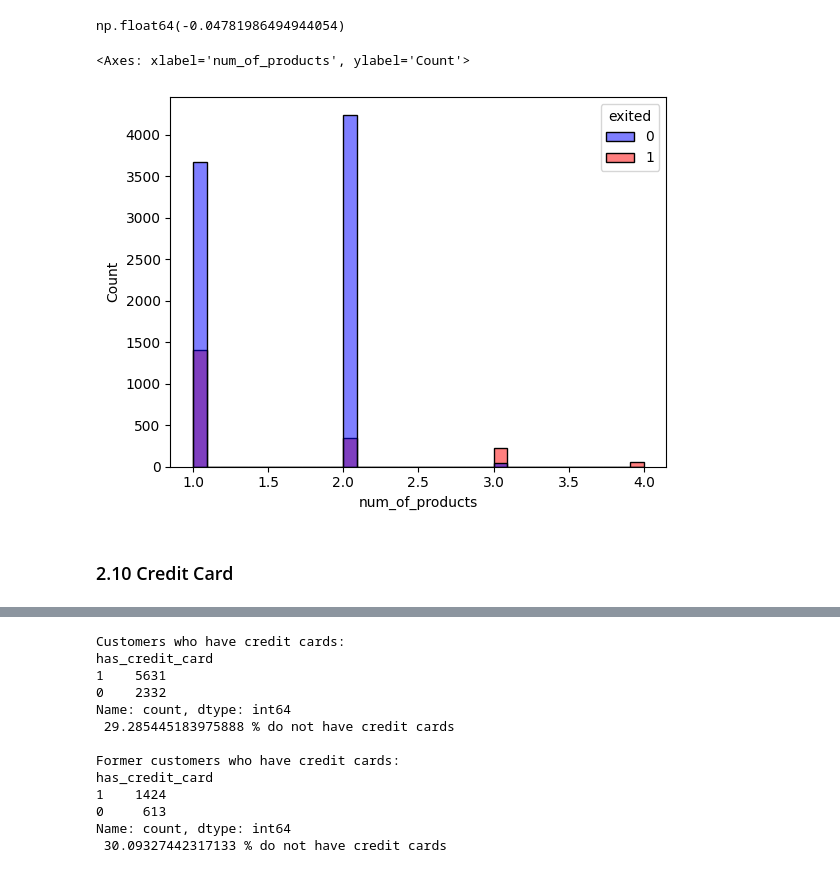
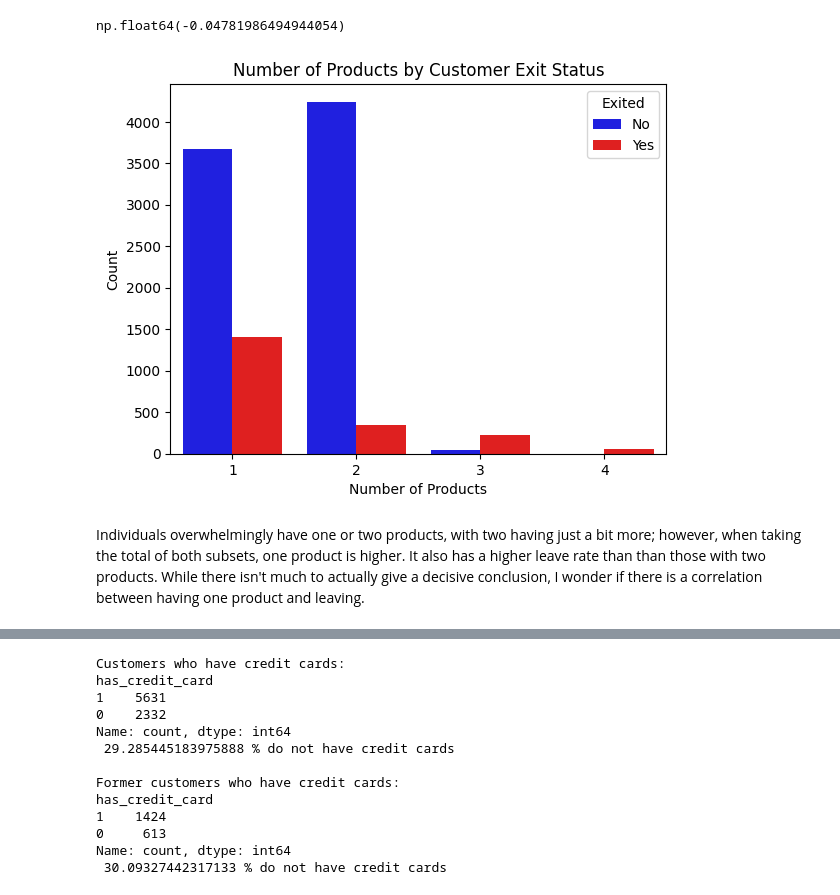
Before and after one commit to Vyncent-vdW/sprint_eight_supervised_learning, a Jupyter notebook: sprint_eight_supervised_learning_nb.ipynb, the cells around one changed output, grey strips where cells are left out. Cells and saved outputs as stored; diff of their text form; code cells hidden in the pictures.

```diff
--- a/sprint_eight_supervised_learning_nb.ipynb
+++ b/sprint_eight_supervised_learning_nb.ipynb
@@ -703,12 +823,17 @@ df.exited.corr(df.num_of_products)
 # %% [output]
 np.float64(-0.04781986494944054)
 # %%
-sns.histplot(data= df,
-            x= 'num_of_products',
-            hue= 'exited',
-            palette= {0: 'blue', 1: 'red'})
+sns.countplot(data=df,
+              x='num_of_products',
+              hue='exited',
+              palette={0: 'blue', 1: 'red'})
+
+plt.title('Number of Products by Customer Exit Status')
+plt.xlabel('Number of Products')
+plt.ylabel('Count')
+plt.legend(title='Exited', labels=['No', 'Yes'])
+plt.show()
 # %% [output]
-<Axes: xlabel='num_of_products', ylabel='Count'>
-[figure, old version]
+[figure, new version]
-# %% [markdown]
-### 2.10 Credit Card
+# %% [markdown]
+Individuals overwhelmingly have one or two products, with two having just a bit more; however, when taking the total of both subsets, one product is higher. It also has a higher leave rate than than those with two products. While there isn't much to actually give a decisive conclusion, I wonder if there is a correlation between having one product and leaving.
```
Also changed, not shown: parts of 94 cells of this notebook.
